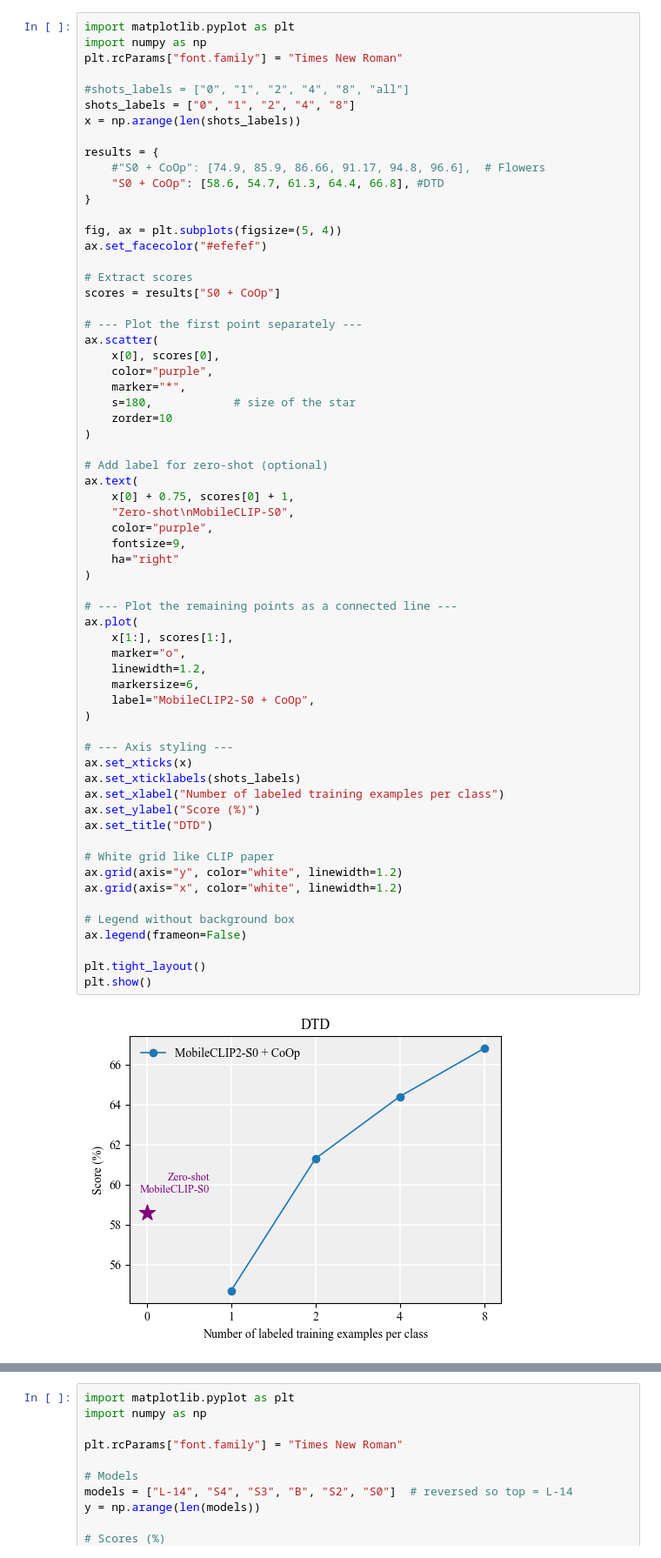
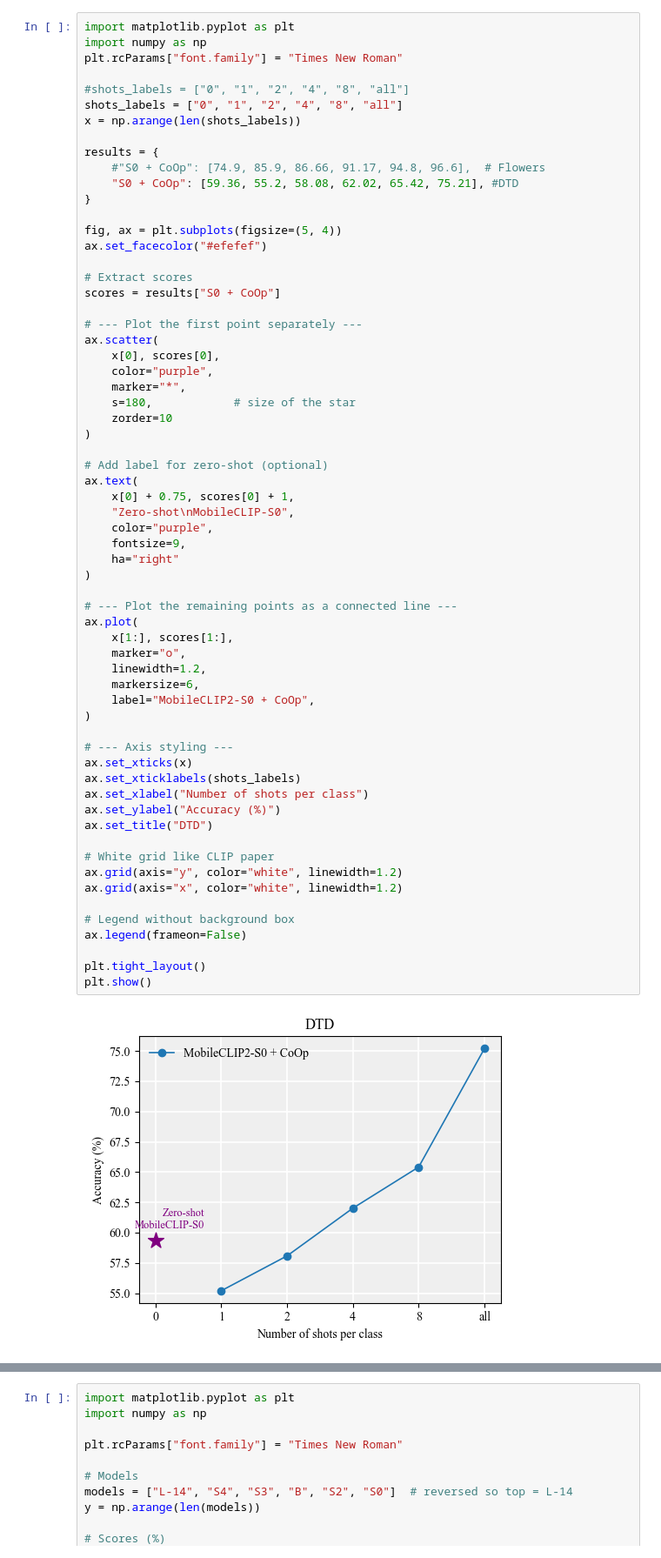
Before and after one commit to dlvr-28/playing_with_clip, a Jupyter notebook: matplotmaker.ipynb, the cells around one changed output, grey strips where cells are left out. Shown: that part at 87% size. Saved outputs shown, nothing was run; the diff lists cells and outputs as text.

```diff
--- a/matplotmaker.ipynb
+++ b/matplotmaker.ipynb
@@ -4,12 +4,12 @@ import numpy as np
 plt.rcParams["font.family"] = "Times New Roman"
 
 #shots_labels = ["0", "1", "2", "4", "8", "all"]
-shots_labels = ["0", "1", "2", "4", "8"]
+shots_labels = ["0", "1", "2", "4", "8", "all"]
 x = np.arange(len(shots_labels))
 
 results = {
     #"S0 + CoOp": [74.9, 85.9, 86.66, 91.17, 94.8, 96.6],  # Flowers
-    "S0 + CoOp": [58.6, 54.7, 61.3, 64.4, 66.8], #DTD
+    "S0 + CoOp": [59.36, 55.2, 58.08, 62.02, 65.42, 75.21], #DTD
 }
 
 fig, ax = plt.subplots(figsize=(5, 4))
@@ -33,36 +33,36 @@ ax.text(
     "Zero-shot\nMobileCLIP-S0",
     color="purple",
     fontsize=9,
     ha="right"
 )
 
 # --- Plot the remaining points as a connected line ---
 ax.plot(
     x[1:], scores[1:],
     marker="o",
     linewidth=1.2,
     markersize=6,
     label="MobileCLIP2-S0 + CoOp",
 )
 
 # --- Axis styling ---
 ax.set_xticks(x)
 ax.set_xticklabels(shots_labels)
-ax.set_xlabel("Number of labeled training examples per class")
-ax.set_ylabel("Score (%)")
+ax.set_xlabel("Number of shots per class")
+ax.set_ylabel("Accuracy (%)")
 ax.set_title("DTD")
 
 # White grid like CLIP paper
 ax.grid(axis="y", color="white", linewidth=1.2)
 ax.grid(axis="x", color="white", linewidth=1.2)
 
 # Legend without background box
 ax.legend(frameon=False)
 
 plt.tight_layout()
 plt.show()
 # %% [output]
-[figure, old version]
+[figure, new version]
 # %%
 import matplotlib.pyplot as plt
 import numpy as np
```
Also changed, not shown: parts of 2 cells of this notebook, 1 other file.
